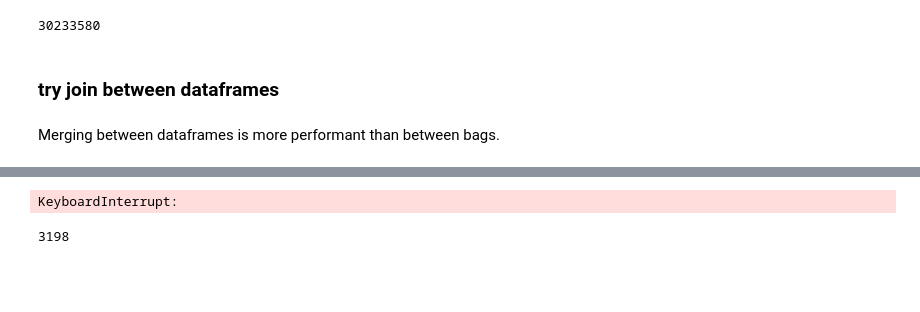
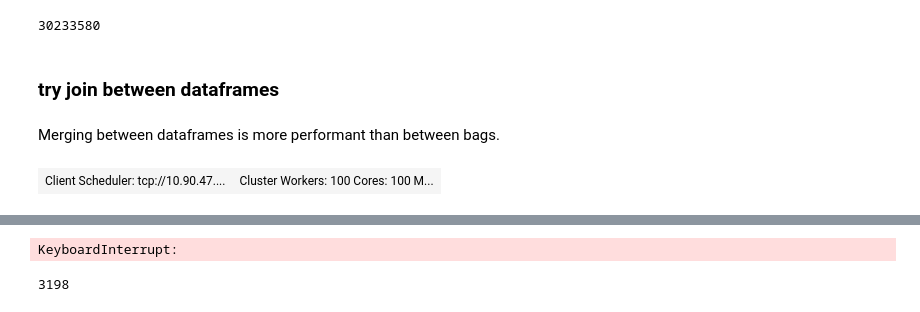
Before and after one commit to impresso/impresso-ne-linking, a Jupyter notebook: notebooks/link-entities.ipynb, the cells around one changed output, grey strips where cells are left out. Cells and saved outputs as stored; diff of their text form; code cells hidden in the pictures; blank space fills up the shorter version.

```diff
--- a/notebooks/link-entities.ipynb
+++ b/notebooks/link-entities.ipynb
@@ -123,0 +118,4 @@ Merging between dataframes is more performant than between bags.
+# %%
+dask_client
+# %% [output]
+| Client Scheduler: tcp://10.90.47.... | Cluster Workers: 100 Cores: 100 M... |
```
Also changed, not shown: parts of 49 cells of this notebook, 1 other file.
